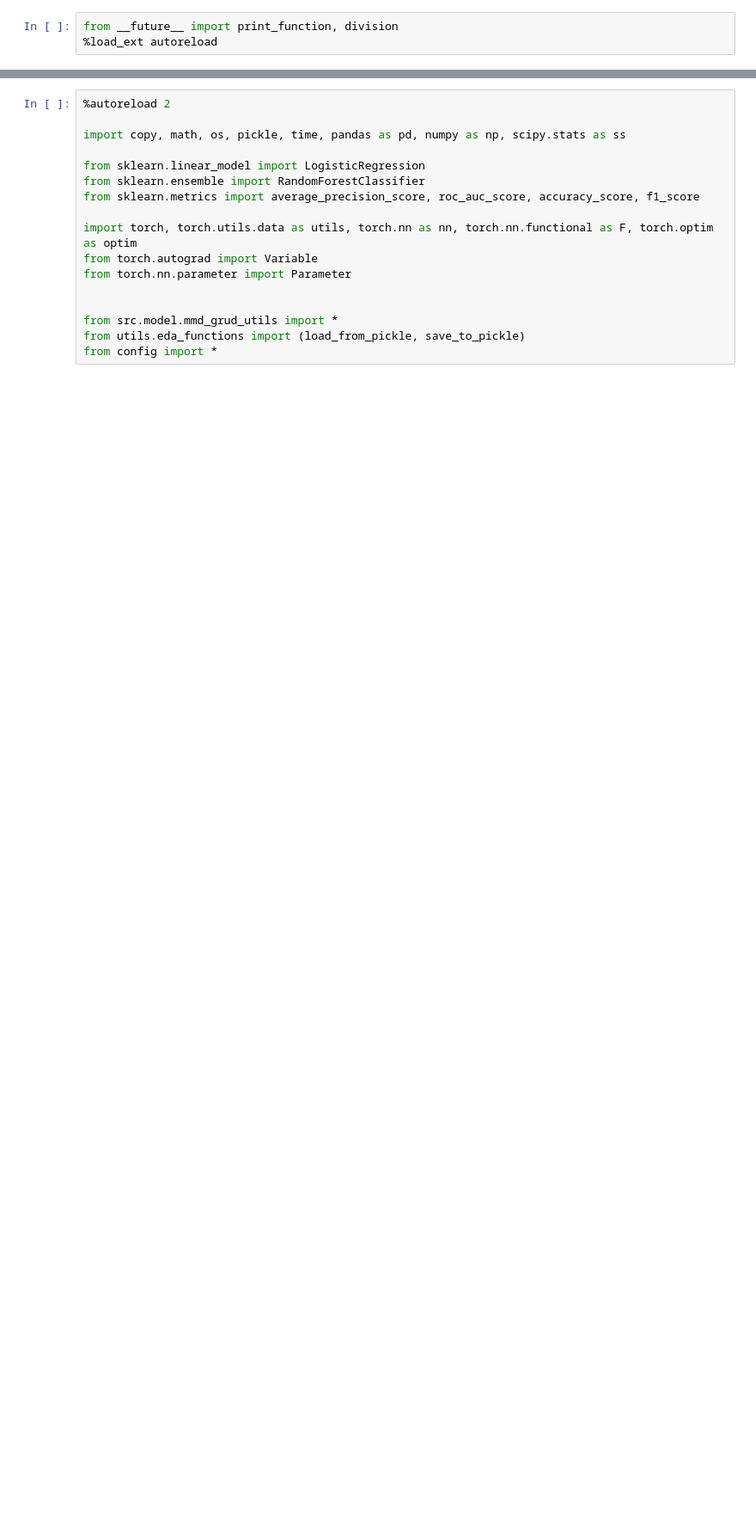
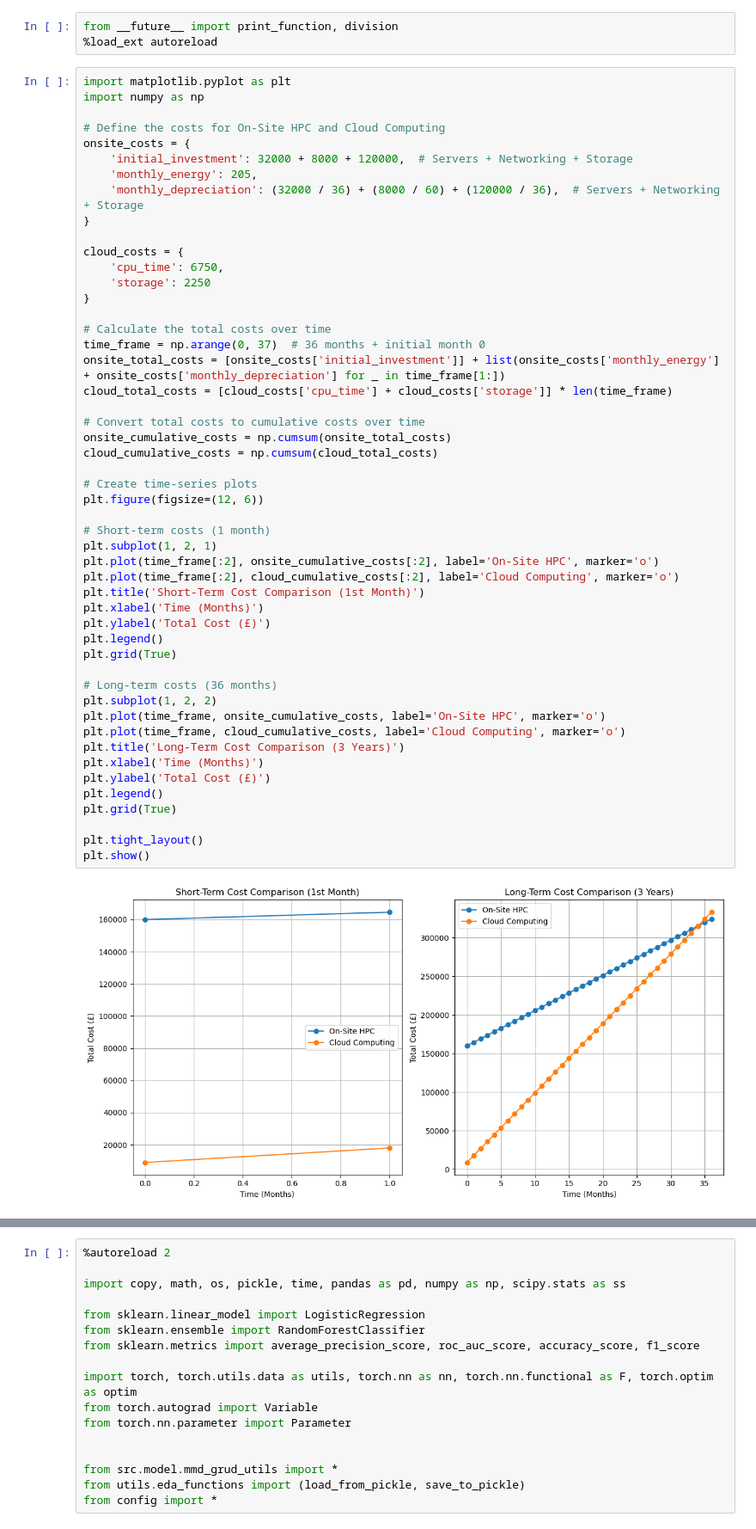
Before and after one commit to drama-404/FuzzyMedNet, a Jupyter notebook: notebooks/Model Implementation.ipynb, the cells around one changed output, grey strips where cells are left out. Shown: that part at 86% size. Drawn from its saved outputs; the diff is of its cells as text; blank space fills up the shorter version.

```diff
--- a/notebooks/Model Implementation.ipynb
+++ b/notebooks/Model Implementation.ipynb
@@ -1,3 +1,55 @@
 # %%
 from __future__ import print_function, division
 %load_ext autoreload
+# %%
+import matplotlib.pyplot as plt
+import numpy as np
+
+# Define the costs for On-Site HPC and Cloud Computing
+onsite_costs = {
+    'initial_investment': 32000 + 8000 + 120000,  # Servers + Networking + Storage
+    'monthly_energy': 205,
+    'monthly_depreciation': (32000 / 36) + (8000 / 60) + (120000 / 36),  # Servers + Networking + Storage
+}
+
+cloud_costs = {
+    'cpu_time': 6750,
+    'storage': 2250
+}
+
+# Calculate the total costs over time
+time_frame = np.arange(0, 37)  # 36 months + initial month 0
+onsite_total_costs = [onsite_costs['initial_investment']] + list(onsite_costs['monthly_energy'] + onsite_costs['monthly_depreciation'] for _ in time_frame[1:])
+cloud_total_costs = [cloud_costs['cpu_time'] + cloud_costs['storage']] * len(time_frame)
+
+# Convert total costs to cumulative costs over time
+onsite_cumulative_costs = np.cumsum(onsite_total_costs)
+cloud_cumulative_costs = np.cumsum(cloud_total_costs)
+
+# Create time-series plots
+plt.figure(figsize=(12, 6))
+
+# Short-term costs (1 month)
+plt.subplot(1, 2, 1)
+plt.plot(time_frame[:2], onsite_cumulative_costs[:2], label='On-Site HPC', marker='o')
+plt.plot(time_frame[:2], cloud_cumulative_costs[:2], label='Cloud Computing', marker='o')
+plt.title('Short-Term Cost Comparison (1st Month)')
+plt.xlabel('Time (Months)')
+plt.ylabel('Total Cost (£)')
+plt.legend()
+plt.grid(True)
+
+# Long-term costs (36 months)
+plt.subplot(1, 2, 2)
+plt.plot(time_frame, onsite_cumulative_costs, label='On-Site HPC', marker='o')
+plt.plot(time_frame, cloud_cumulative_costs, label='Cloud Computing', marker='o')
+plt.title('Long-Term Cost Comparison (3 Years)')
+plt.xlabel('Time (Months)')
+plt.ylabel('Total Cost (£)')
+plt.legend()
+plt.grid(True)
+
+plt.tight_layout()
+plt.show()
+# %% [output]
+[figure, added]
```
Also changed, not shown: parts of 6 cells of this notebook, 3 other files.
